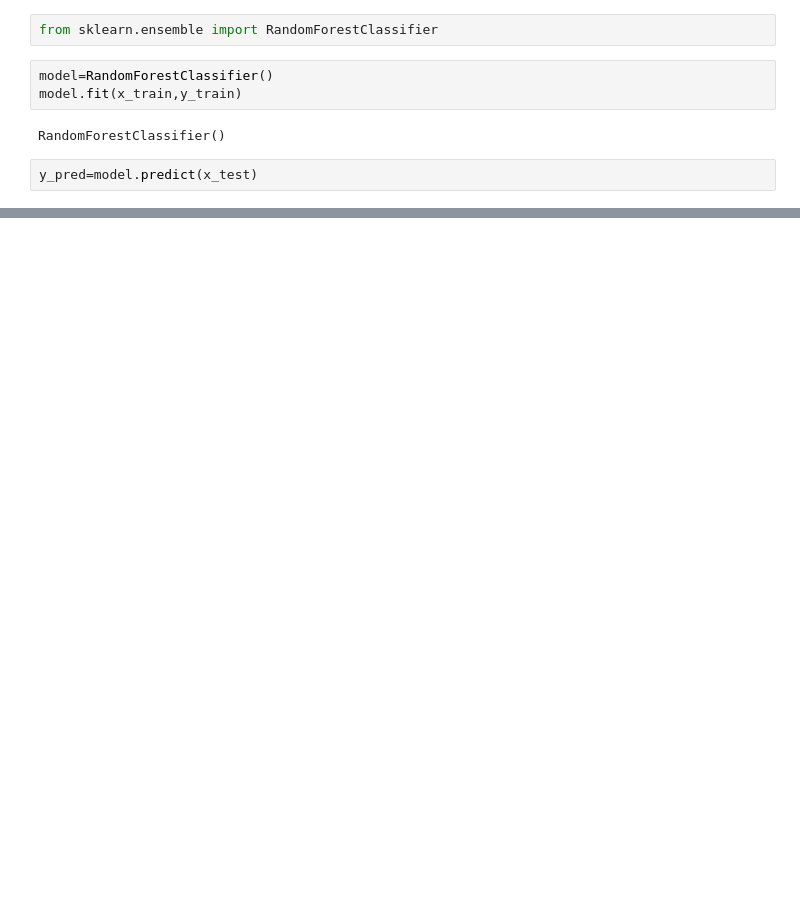
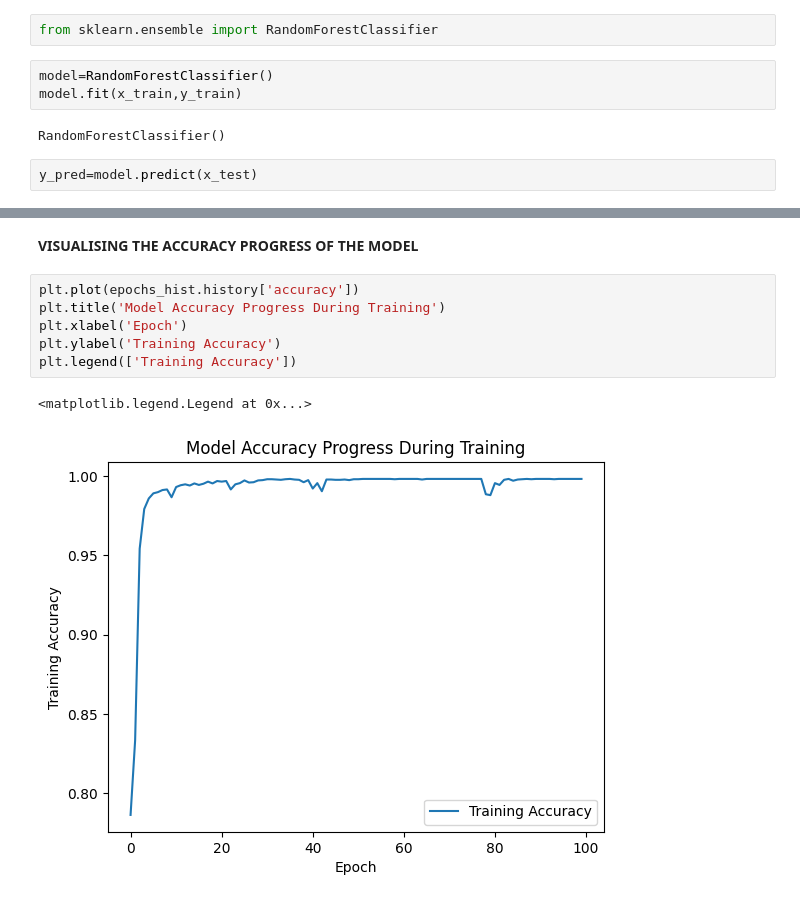
Before and after one commit to musah29/Teleco_Customer_Churn_Analysis, a Jupyter notebook: LP3_TELCO_CHURN_ANALYSIS.ipynb, the cells around one changed output, grey strips where cells are left out. Drawn from its saved outputs; the diff is of its cells as text; blank space fills up the shorter version.

```diff
--- a/LP3_TELCO_CHURN_ANALYSIS.ipynb
+++ b/LP3_TELCO_CHURN_ANALYSIS.ipynb
@@ -271,0 +367,11 @@ weighted avg       0.77      0.78      0.77      1761
+# %% [markdown]
+**VISUALISING THE ACCURACY PROGRESS OF THE MODEL**
+# %%
+plt.plot(epochs_hist.history['accuracy'])
+plt.title('Model Accuracy Progress During Training')
+plt.xlabel('Epoch')
+plt.ylabel('Training Accuracy')
+plt.legend(['Training Accuracy'])
+# %% [output]
+<matplotlib.legend.Legend at 0x...>
+[figure, added]
```
Also changed, not shown: parts of 48 cells of this notebook.
